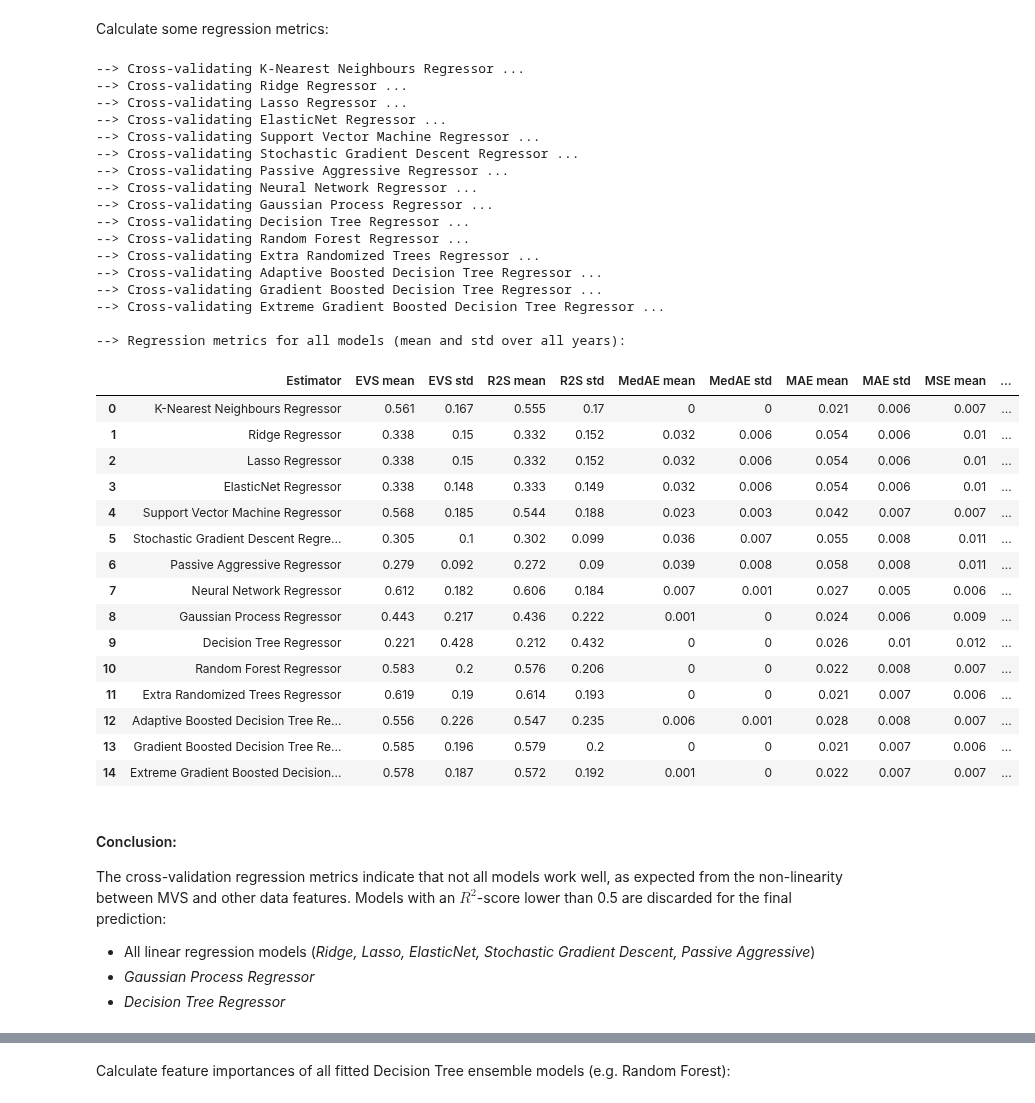
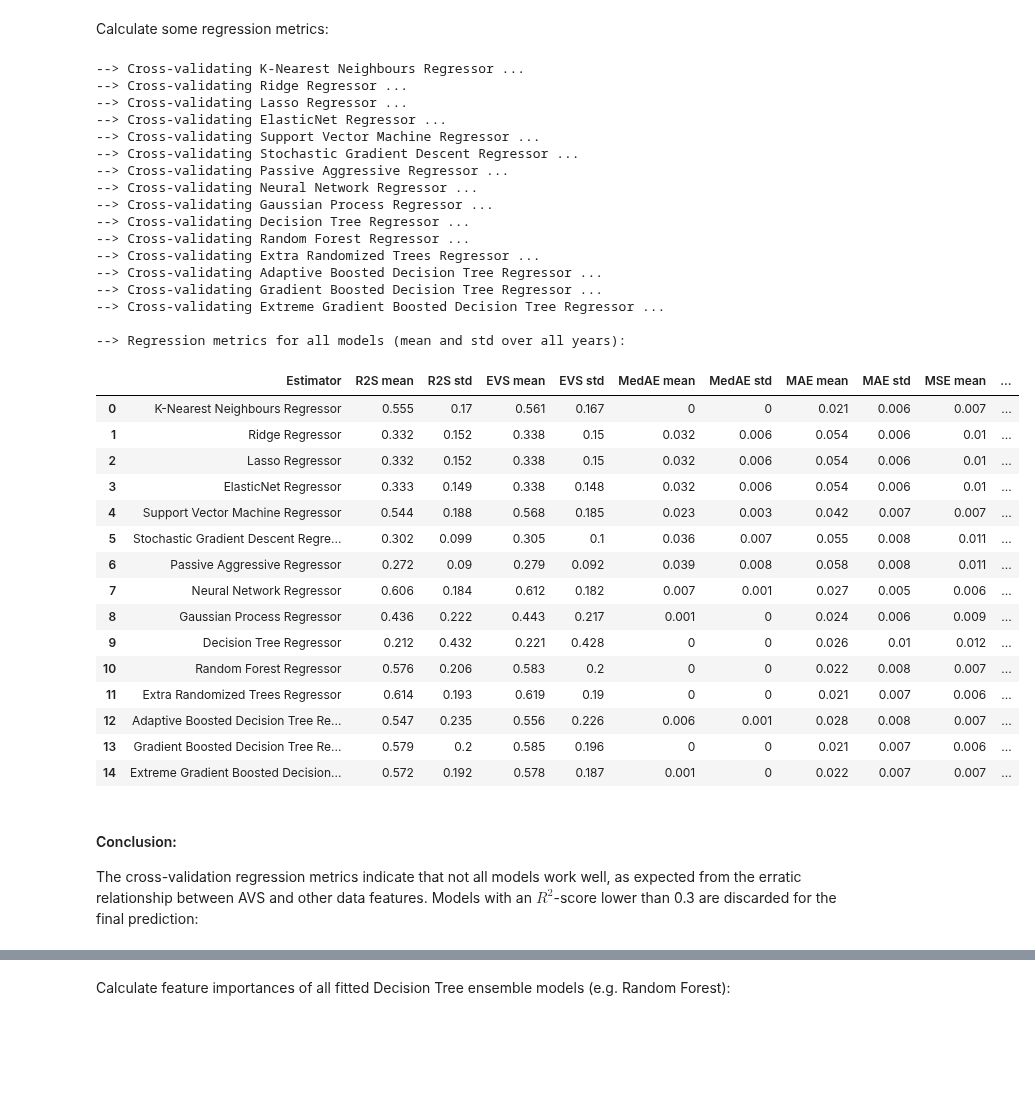
Before and after one commit to gmalim/NBA_analysis, a Jupyter notebook: NBA_PlayerAwards.ipynb, the cells around one changed output, grey strips where cells are left out. Drawn from its saved outputs; the diff is of its cells as text; code cells hidden in the pictures; blank space fills up the shorter version.

```diff
--- a/NBA_PlayerAwards.ipynb
+++ b/NBA_PlayerAwards.ipynb
@@ -129,5 +144,5 @@ NBA data from 2010-2018 from [basketball-reference.com](https://www.basketball-r
 # %%
-df_train, df_test = NBAanalysissetup.loaddata_allyears(train_years, test_year, includeadvancedstats, target='MVP')
+df_train, df_test = NBAanalysissetup.loaddata_allyears(train_years, test_year, includeadvancedstats, target=award)
 # %% [output]
 --> Loading train year 1999-2000 ...
 --> Loading train year 2000-2001 ...
@@ -169,14 +184,18 @@ print("--> # of players in train set =", df_train.shape[0])
 print("--> # of players in test  set =", df_test .shape[0])
 print("")
 
-df_train = df_train[df_train['GS'] >= min_num_games]
-df_test  = df_test [df_test ['GS'] >= min_num_games]
+if (award == 'ROY'):
+    df_train = df_train[df_train['G']  >= min_num_games]
+    df_test  = df_test [df_test ['G']  >= min_num_games]
+else:
+    df_train = df_train[df_train['GS'] >= min_num_games]
+    df_test  = df_test [df_test ['GS'] >= min_num_games]
 
 print("--> # of players in train set =", df_train.shape[0])
 print("--> # of players in test  set =", df_test .shape[0])
 
-#df_train = df_train[df_train['MVS'] > 0]
-#df_test  = df_test [df_test ['MVS'] > 0]
+#df_train = df_train[df_train['VS'] > 0]
+#df_test  = df_test [df_test ['VS'] > 0]
 
 #print("--> # of players in train set =", df_train.shape[0])
 #print("--> # of players in test  set =", df_test .shape[0])
@@ -242,8 +261,8 @@ Prepare data and create Feature Matrix (*X*) and Target Vector (*y*) dataframes:
 # %%
 # Feature Matrix dataframes:
 
-X_train = df_train.drop(['MVS', 'YEAR'], axis=1) # MVS and YEAR are dropped: MVS is the target variable,
-X_test  = df_test .drop(['MVS', 'YEAR'], axis=1) # YEAR is only used for cross-validation (see below).
+X_train = df_train.drop(['AVS', 'YEAR'], axis=1) # VS and YEAR are dropped: AVS is the target variable (see below),
+X_test  = df_test .drop(['AVS', 'YEAR'], axis=1) # YEAR is only used for cross-validation (see CV section).
 
 X_list = [X_train, X_test]
 
@@ -290,8 +309,8 @@ for X in X_list:
 
 # Target Vector dataframes:
 
-y_train = df_train['MVS'] # target = MVS, a floating variable introduced to indicate players' MVP vote share
-y_test  = df_test ['MVS']
+y_train = df_train['AVS'] # target = AVS, a floating variable introduced to indicate players' award vote share
+y_test  = df_test ['AVS']
 
 n_players_train = X_train.shape[0]
 n_players_test  = X_test .shape[0]
@@ -397,7 +437,8 @@ models.append(MyModel(estimator_name, estimator))
 
 estimator_name = 'Neural Network Regressor'
 a = 1.0 # l2 regularization factor
-estimator = MLPRegressor(alpha=a, random_state=rseed)
+estimator = MLPRegressor(alpha=a, #hidden_layer_sizes=(100, 100, 100, 100, 100),
+                          activation='relu', solver='adam', random_state=rseed)
 models.append(MyModel(estimator_name, estimator))
 
 estimator_name = 'Gaussian Process Regressor' # (CV is slowwwwwwww)
@@ -678,23 +719,23 @@ for imodel, model in enumerate(models):
         y_cvprediction = regressor.predict(X_cvtest)
         y_cvtruth      = y_cvtest.tolist()
 
+        R2S_cvgroups  .append(r2_score                (y_cvtruth, y_cvprediction))
         EVS_cvgroups  .append(explained_variance_score(y_cvtruth, y_cvprediction))
         MEDAE_cvgroups.append(median_absolute_error   (y_cvtruth, y_cvprediction))
         MAE_cvgroups  .append(mean_absolute_error     (y_cvtruth, y_cvprediction))
         MSE_cvgroups  .append(mean_squared_error      (y_cvtruth, y_cvprediction))
         MSLE_cvgroups .append(mean_squared_log_error  (y_cvtruth, y_cvprediction))
-        R2S_cvgroups  .append(r2_score                (y_cvtruth, y_cvprediction))
 
         if hasattr(model.estimator, "feature_importances_"):
             importances = regressor.feature_importances_
             cvimportances.append(importances)
 
     cv_metrics.append({'Estimator'  : regressor_name,
+                       'R2S mean'   : (np.mean(R2S_cvgroups)  *1).round(3),
+                       'R2S std'    : (np.std (R2S_cvgroups)  *1).round(3),
                        'EVS mean'   : (np.mean(EVS_cvgroups)  *1).round(3),
                        'EVS std'    : (np.std (EVS_cvgroups)  *1).round(3),
                        'MedAE mean' : (np.mean(MEDAE_cvgroups)*1).round(3),
-                       'R2S mean'   : (np.mean(R2S_cvgroups)  *1).round(3),
-                       'R2S std'    : (np.std (R2S_cvgroups)  *1).round(3),
                        'MedAE std'  : (np.std (MEDAE_cvgroups)*1).round(3),
                        'MAE mean'   : (np.mean(MAE_cvgroups)  *1).round(3),
                        'MAE std'    : (np.std (MAE_cvgroups)  *1).round(3),
@@ -705,56 +746,55 @@ for imodel, model in enumerate(models):
 
     model.cvimportances = cvimportances
 
+    model.cv_r2 = np.mean(R2S_cvgroups)
+
 print("")
 print("--> Regression metrics for all models (mean and std over all years):")
 
-columnorder = ['Estimator', 'EVS mean', 'EVS std', 'R2S mean', 'R2S std', 'MedAE mean', 'MedAE std',
+columnorder = ['Estimator', 'R2S mean', 'R2S std', 'EVS mean', 'EVS std', 'MedAE mean', 'MedAE std',
                'MAE mean', 'MAE std', 'MSE mean', 'MSE std', 'MSLE mean', 'MSLE std']
 
 df_cv_metrics = pd.DataFrame(cv_metrics, columns=columnorder)
 cm = sns.diverging_palette(240, 10, n=9, as_cmap=True)
-df_cv_metrics_style = df_cv_metrics.style.background_gradient(subset=['EVS mean', 'R2S mean'],
+df_cv_metrics_style = df_cv_metrics.style.background_gradient(subset=['R2S mean', 'EVS mean'],
                                                               cmap=cm, axis=0)
 display(df_cv_metrics_style)
 # %% [output]
 --> Cross-validating K-Nearest Neighbours Regressor ...
 --> Cross-validating Ridge Regressor ...
 --> Cross-validating Lasso Regressor ...
 --> Cross-validating ElasticNet Regressor ...
 --> Cross-validating Support Vector Machine Regressor ...
 --> Cross-validating Stochastic Gradient Descent Regressor ...
 --> Cross-validating Passive Aggressive Regressor ...
 --> Cross-validating Neural Network Regressor ...
 --> Cross-validating Gaussian Process Regressor ...
 --> Cross-validating Decision Tree Regressor ...
 --> Cross-validating Random Forest Regressor ...
 --> Cross-validating Extra Randomized Trees Regressor ...
 --> Cross-validating Adaptive Boosted Decision Tree Regressor ...
 --> Cross-validating Gradient Boosted Decision Tree Regressor ...
 --> Cross-validating Extreme Gradient Boosted Decision Tree Regressor ...
 
 --> Regression metrics for all models (mean and std over all years):
-|  | Estimator | EVS mean | EVS std | R2S mean | R2S std | MedAE mean | MedAE std | MAE mean | MAE std | MSE mean | ... |
-| 0 | K-Nearest Neighbours Regressor | 0.561 | 0.167 | 0.555 | 0.17 | 0 | 0 | 0.021 | 0.006 | 0.007 | ... |
-| 1 | Ridge Regressor | 0.338 | 0.15 | 0.332 | 0.152 | 0.032 | 0.006 | 0.054 | 0.006 | 0.01 | ... |
-| 2 | Lasso Regressor | 0.338 | 0.15 | 0.332 | 0.152 | 0.032 | 0.006 | 0.054 | 0.006 | 0.01 | ... |
-| 3 | ElasticNet Regressor | 0.338 | 0.148 | 0.333 | 0.149 | 0.032 | 0.006 | 0.054 | 0.006 | 0.01 | ... |
-| 4 | Support Vector Machine Regressor | 0.568 | 0.185 | 0.544 | 0.188 | 0.023 | 0.003 | 0.042 | 0.007 | 0.007 | ... |
-| 5 | Stochastic Gradient Descent Regre... | 0.305 | 0.1 | 0.302 | 0.099 | 0.036 | 0.007 | 0.055 | 0.008 | 0.011 | ... |
-| 6 | Passive Aggressive Regressor | 0.279 | 0.092 | 0.272 | 0.09 | 0.039 | 0.008 | 0.058 | 0.008 | 0.011 | ... |
-| 7 | Neural Network Regressor | 0.612 | 0.182 | 0.606 | 0.184 | 0.007 | 0.001 | 0.027 | 0.005 | 0.006 | ... |
-| 8 | Gaussian Process Regressor | 0.443 | 0.217 | 0.436 | 0.222 | 0.001 | 0 | 0.024 | 0.006 | 0.009 | ... |
-| 9 | Decision Tree Regressor | 0.221 | 0.428 | 0.212 | 0.432 | 0 | 0 | 0.026 | 0.01 | 0.012 | ... |
-| 10 | Random Forest Regressor | 0.583 | 0.2 | 0.576 | 0.206 | 0 | 0 | 0.022 | 0.008 | 0.007 | ... |
-| 11 | Extra Randomized Trees Regressor | 0.619 | 0.19 | 0.614 | 0.193 | 0 | 0 | 0.021 | 0.007 | 0.006 | ... |
-| 12 | Adaptive Boosted Decision Tree Re... | 0.556 | 0.226 | 0.547 | 0.235 | 0.006 | 0.001 | 0.028 | 0.008 | 0.007 | ... |
-| 13 | Gradient Boosted Decision Tree Re... | 0.585 | 0.196 | 0.579 | 0.2 | 0 | 0 | 0.021 | 0.007 | 0.006 | ... |
-| 14 | Extreme Gradient Boosted Decision... | 0.578 | 0.187 | 0.572 | 0.192 | 0.001 | 0 | 0.022 | 0.007 | 0.007 | ... |
+|  | Estimator | R2S mean | R2S std | EVS mean | EVS std | MedAE mean | MedAE std | MAE mean | MAE std | MSE mean | ... |
+| 0 | K-Nearest Neighbours Regressor | 0.555 | 0.17 | 0.561 | 0.167 | 0 | 0 | 0.021 | 0.006 | 0.007 | ... |
+| 1 | Ridge Regressor | 0.332 | 0.152 | 0.338 | 0.15 | 0.032 | 0.006 | 0.054 | 0.006 | 0.01 | ... |
+| 2 | Lasso Regressor | 0.332 | 0.152 | 0.338 | 0.15 | 0.032 | 0.006 | 0.054 | 0.006 | 0.01 | ... |
+| 3 | ElasticNet Regressor | 0.333 | 0.149 | 0.338 | 0.148 | 0.032 | 0.006 | 0.054 | 0.006 | 0.01 | ... |
+| 4 | Support Vector Machine Regressor | 0.544 | 0.188 | 0.568 | 0.185 | 0.023 | 0.003 | 0.042 | 0.007 | 0.007 | ... |
+| 5 | Stochastic Gradient Descent Regre... | 0.302 | 0.099 | 0.305 | 0.1 | 0.036 | 0.007 | 0.055 | 0.008 | 0.011 | ... |
+| 6 | Passive Aggressive Regressor | 0.272 | 0.09 | 0.279 | 0.092 | 0.039 | 0.008 | 0.058 | 0.008 | 0.011 | ... |
+| 7 | Neural Network Regressor | 0.606 | 0.184 | 0.612 | 0.182 | 0.007 | 0.001 | 0.027 | 0.005 | 0.006 | ... |
+| 8 | Gaussian Process Regressor | 0.436 | 0.222 | 0.443 | 0.217 | 0.001 | 0 | 0.024 | 0.006 | 0.009 | ... |
+| 9 | Decision Tree Regressor | 0.212 | 0.432 | 0.221 | 0.428 | 0 | 0 | 0.026 | 0.01 | 0.012 | ... |
+| 10 | Random Forest Regressor | 0.576 | 0.206 | 0.583 | 0.2 | 0 | 0 | 0.022 | 0.008 | 0.007 | ... |
+| 11 | Extra Randomized Trees Regressor | 0.614 | 0.193 | 0.619 | 0.19 | 0 | 0 | 0.021 | 0.007 | 0.006 | ... |
+| 12 | Adaptive Boosted Decision Tree Re... | 0.547 | 0.235 | 0.556 | 0.226 | 0.006 | 0.001 | 0.028 | 0.008 | 0.007 | ... |
+| 13 | Gradient Boosted Decision Tree Re... | 0.579 | 0.2 | 0.585 | 0.196 | 0 | 0 | 0.021 | 0.007 | 0.006 | ... |
+| 14 | Extreme Gradient Boosted Decision... | 0.572 | 0.192 | 0.578 | 0.187 | 0.001 | 0 | 0.022 | 0.007 | 0.007 | ... |
 # %% [markdown]
 #### Conclusion:
 
-The cross-validation regression metrics indicate that not all models work well, as expected from the non-linearity between MVS and other data features. Models with an $R^2$-score lower than 0.5 are discarded for the final prediction:
-- All linear regression models (*Ridge, Lasso, ElasticNet, Stochastic Gradient Descent, Passive Aggressive*)
-- *Gaussian Process Regressor*
-- *Decision Tree Regressor*
+The cross-validation regression metrics indicate that not all models work well, as expected from the erratic relationship between AVS and other data features. Models with an $R^2$-score lower than 0.3 are discarded for the final prediction:
 # %%
```
Also changed, not shown: parts of 33 cells of this notebook, 2 other files.
